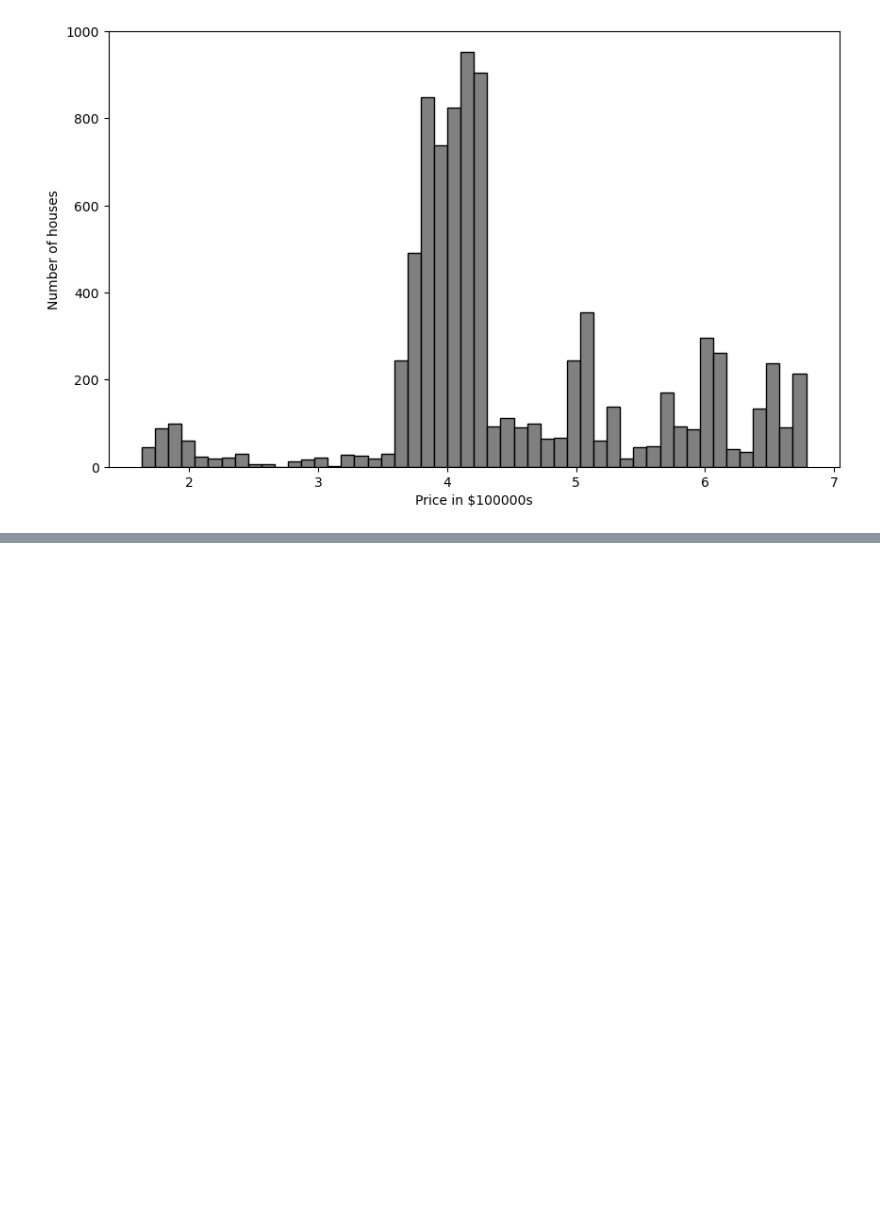
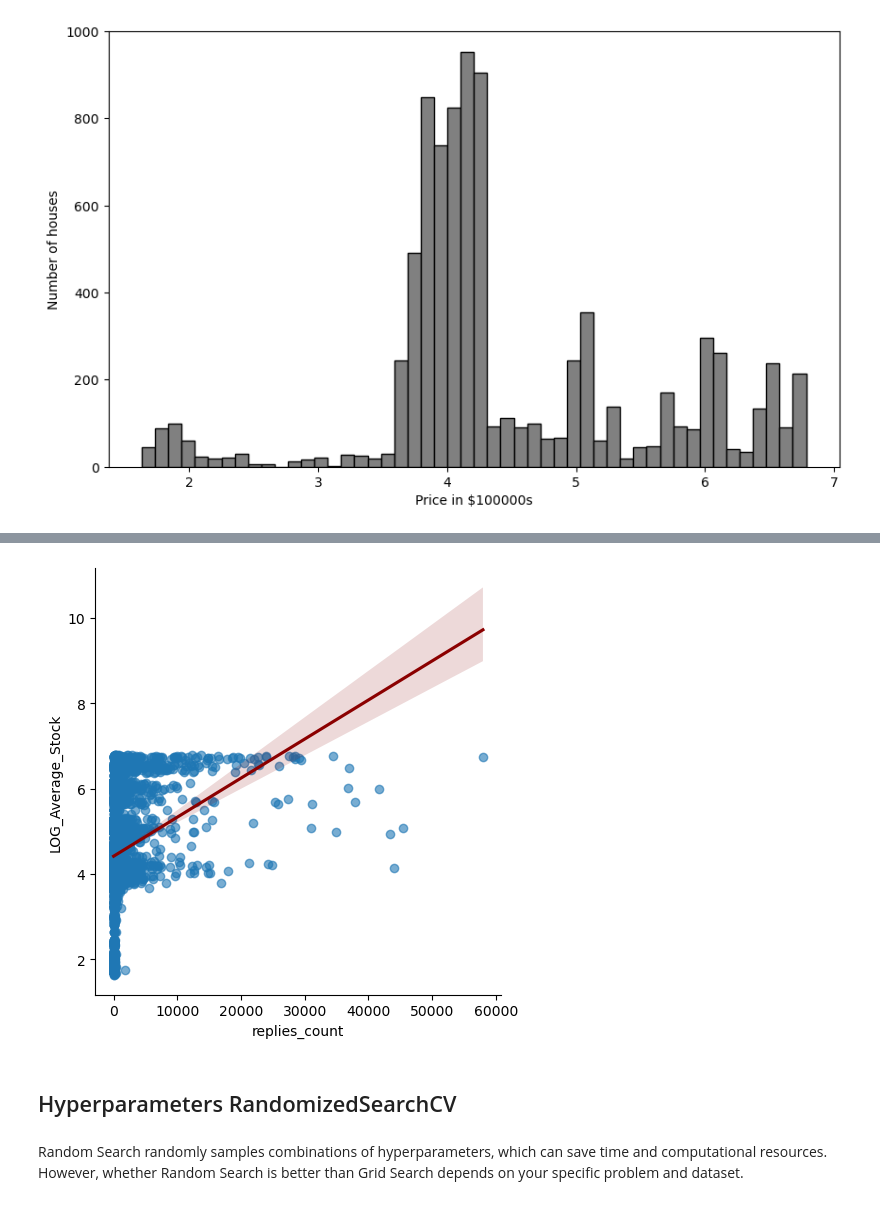
Before and after one commit to epicYellow/ElonMusk-TeslaPrediction, a Jupyter notebook: ElonMusk_TeslaStock_InteractionPrediction.ipynb, the cells around one changed output, grey strips where cells are left out. Cells and saved outputs as stored; diff of their text form; code cells hidden in the pictures; blank space fills up the shorter version.

Commit message:
Model refined and trained (Hyperparameters trained)

```diff
--- a/ElonMusk_TeslaStock_InteractionPrediction.ipynb
+++ b/ElonMusk_TeslaStock_InteractionPrediction.ipynb
@@ -239,0 +254,11 @@ plt.show()
+# %%
+transformed_data = x
+transformed_data['LOG_Average_Stock'] = y_log
+sns.lmplot(x="replies_count", y="LOG_Average_Stock", data=transformed_data, scatter_kws={'alpha': 0.6}, line_kws={'color': 'darkred'})
+plt.show()
+# %% [output]
+[figure, added]
+# %% [markdown]
+## Hyperparameters RandomizedSearchCV
+# %% [markdown]
+ Random Search randomly samples combinations of hyperparameters, which can save time and computational resources. However, whether Random Search is better than Grid Search depends on your specific problem and dataset.
```
Also changed, not shown: parts of 11 cells of this notebook.
